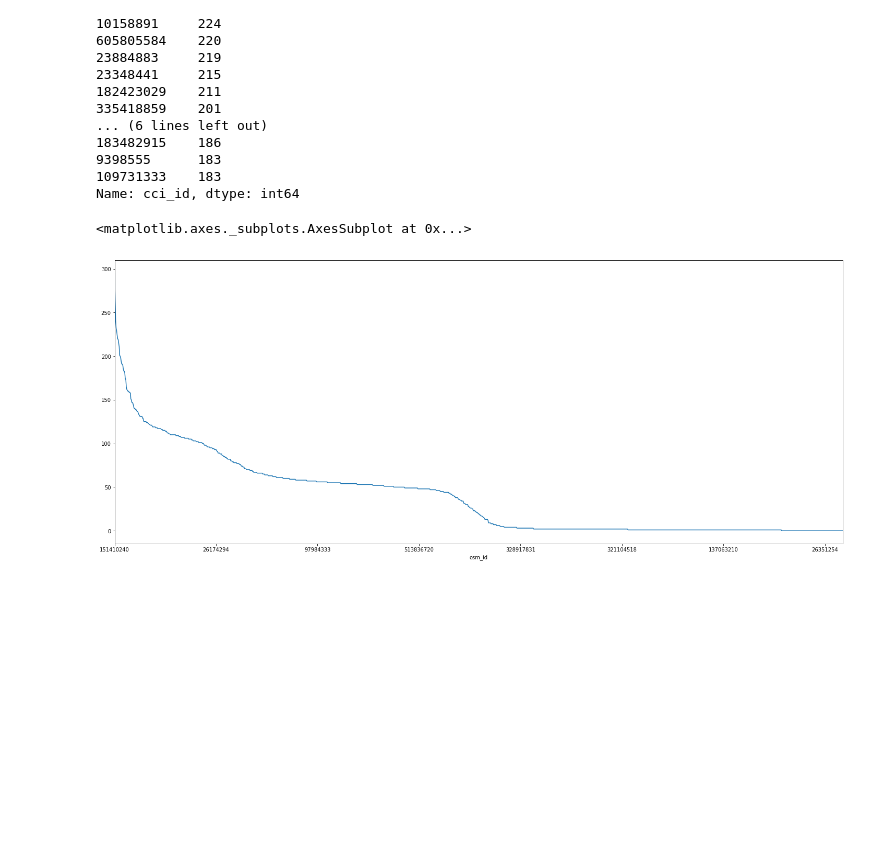
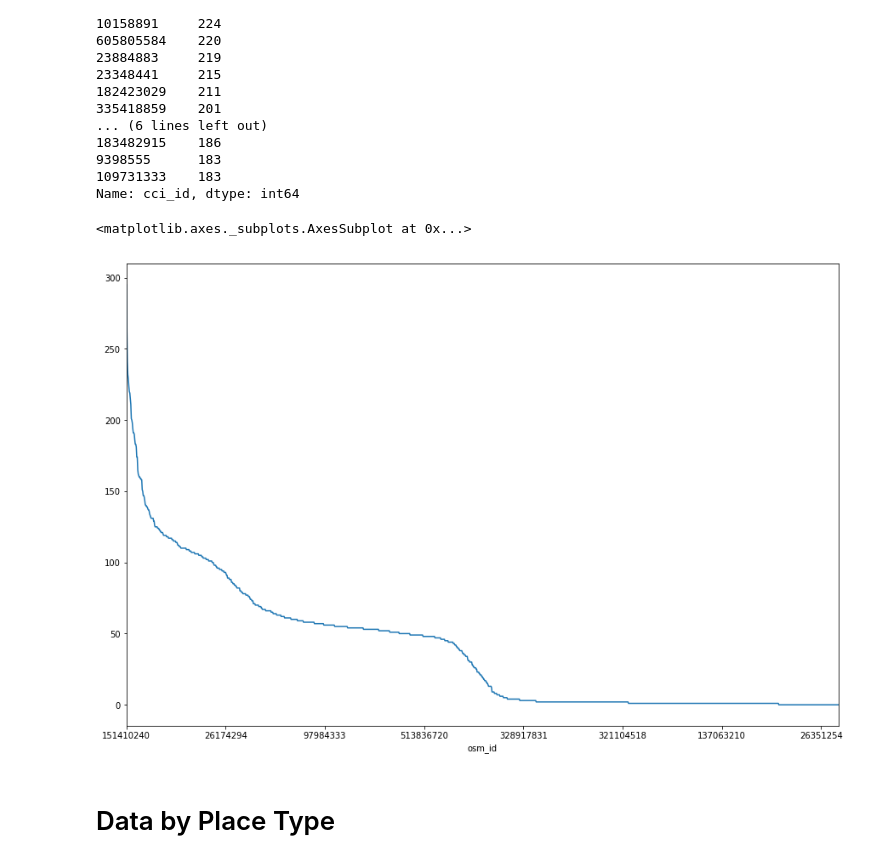
Before and after one commit to jeremiasbaur/SmartCleanCityHackZurich19, a Jupyter notebook: data_exploration_mf.ipynb, the cells around one changed output. Drawn from its saved outputs; the diff is of its cells as text; code cells hidden in the pictures; blank space fills up the shorter version.

```diff
--- a/data_exploration_mf.ipynb
+++ b/data_exploration_mf.ipynb
@@ -12,7 +19,7 @@ os.getcwd()
 # %%
 pred_msr = pd.read_csv("./data/2019-09-27-basel-measures-prediction.csv", sep=";")
 # %%
-msr = pd.read_csv("./data/2019-09-27-basel-measures.csv", sep=";")
+msr = pd.read_csv("./data/2019-09-27-basel-measures-cleaned.csv", sep=";") #, keep_default_na = False)
 # %%
 clt = pd.read_csv("./data/2019-09-27-basel-collections.csv", sep=",")
 # %%
@@ -110,7 +193,9 @@ osm_id
 109731333    183
 Name: cci_id, dtype: int64
 # %%
-msr.cci_id.groupby(msr.osm_id).count().sort_values(ascending=False).plot(figsize=(25,10))
+msr.cci_id.groupby(msr.osm_id).count().sort_values(ascending=False).plot(figsize=(15,10))
 # %% [output]
 <matplotlib.axes._subplots.AxesSubplot at 0x...>
-[figure, old version]
+[figure, new version]
+# %% [markdown]
+# Data by Place Type
```
Also changed, not shown: parts of 22 cells of this notebook, 1 other file.
